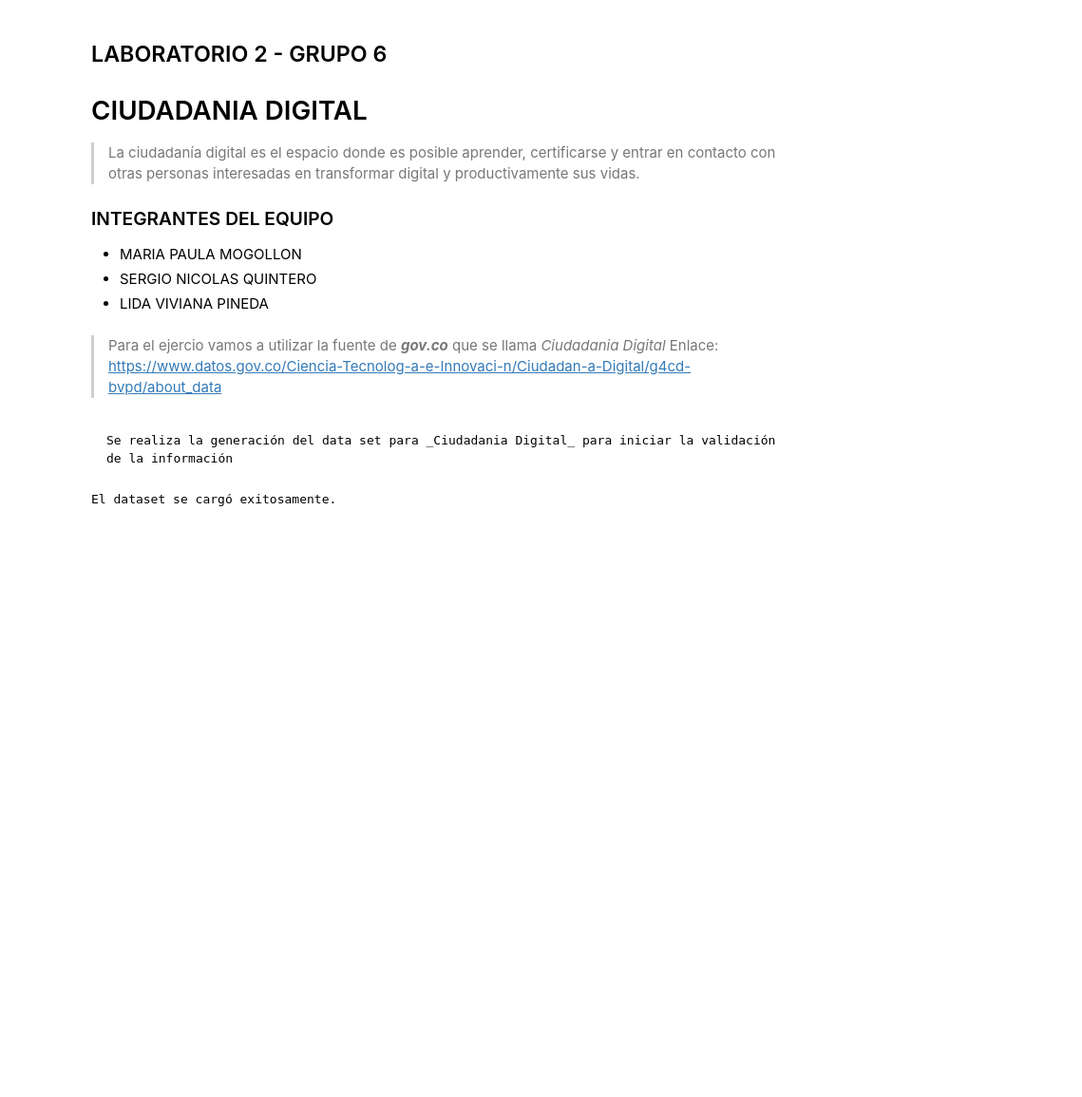
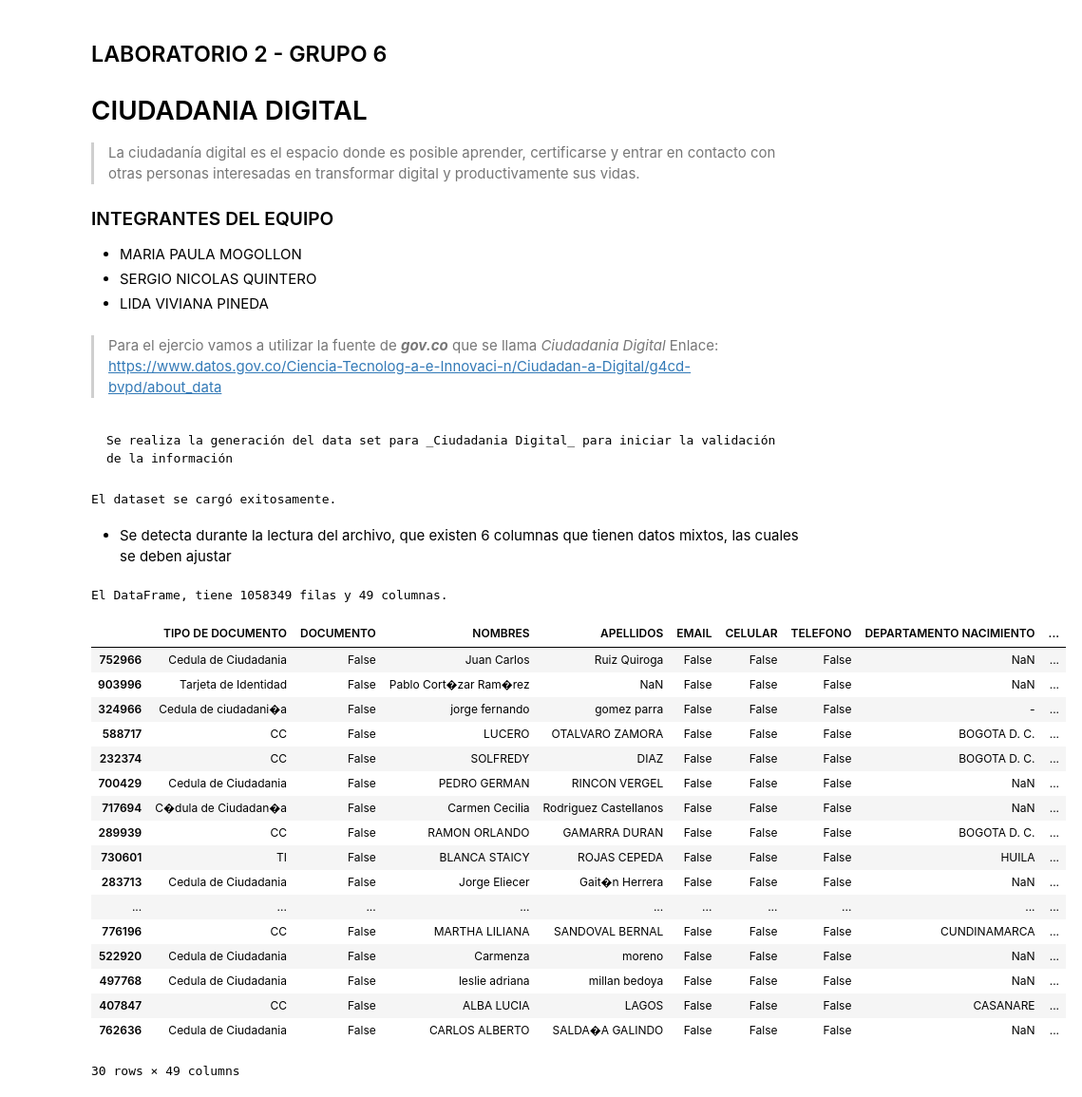
Before and after one commit to Dalivi83/analisisyvisualizaciondata, a Jupyter notebook: laboratorio2.ipynb, the cells around one changed output. Shown at 95% size. Cells and saved outputs as stored; diff of their text form; code cells hidden in the pictures; blank space fills up the shorter version.

```diff
--- a/laboratorio2.ipynb
+++ b/laboratorio2.ipynb
@@ -43,3 +43,39 @@ except Exception as e:
     print(f"Error inesperado: {e}")
 # %% [output]
 El dataset se cargó exitosamente.
+# %% [markdown]
+* Se detecta durante la lectura del archivo, que existen 6 columnas que tienen datos mixtos, las cuales se deben ajustar
+# %%
+#Consulta y creación de data set, para validar cantidad de columnas y datos a trabajar
+# Se crea un DataFrame nuevo, utilizando los datos existentes del dataset
+df_Ciudadania_digital = pd.DataFrame(df_Ciudadania_digital)
+
+# Consulta y validación de la cantidad de filas y columnas del dataframe
+num_rows, num_cols = df_Ciudadania_digital.shape
+
+# Imprimir mensaje y valores de salidas del dataframe
+print(f'El DataFrame, tiene {num_rows} filas y {num_cols} columnas.')
+# %% [output]
+El DataFrame, tiene 1058349 filas y 49 columnas.
+# %%
+#se realiza la revisiòn de 30 registros aleatorios para validar lo de las primeras columnas identificadas
+df_Ciudadania_digital.sample(30)
+# %% [output]
+|  | TIPO DE DOCUMENTO | DOCUMENTO | NOMBRES | APELLIDOS | EMAIL | CELULAR | TELEFONO | DEPARTAMENTO NACIMIENTO | ... |
+| 752966 | Cedula de Ciudadania | False | Juan Carlos | Ruiz Quiroga | False | False | False | NaN | ... |
+| 903996 | Tarjeta de Identidad | False | Pablo Cort�zar Ram�rez | NaN | False | False | False | NaN | ... |
+| 324966 | Cedula de ciudadani�a | False | jorge fernando | gomez parra | False | False | False | - | ... |
+| 588717 | CC | False | LUCERO | OTALVARO ZAMORA | False | False | False | BOGOTA D. C. | ... |
+| 232374 | CC | False | SOLFREDY | DIAZ | False | False | False | BOGOTA D. C. | ... |
+| 700429 | Cedula de Ciudadania | False | PEDRO GERMAN | RINCON VERGEL | False | False | False | NaN | ... |
+| 717694 | C�dula de Ciudadan�a | False | Carmen Cecilia | Rodriguez Castellanos | False | False | False | NaN | ... |
+| 289939 | CC | False | RAMON ORLANDO | GAMARRA DURAN | False | False | False | BOGOTA D. C. | ... |
+| 730601 | TI | False | BLANCA STAICY | ROJAS CEPEDA | False | False | False | HUILA | ... |
+| 283713 | Cedula de Ciudadania | False | Jorge Eliecer | Gait�n Herrera | False | False | False | NaN | ... |
+| ... | ... | ... | ... | ... | ... | ... | ... | ... | ... |
+| 776196 | CC | False | MARTHA LILIANA | SANDOVAL BERNAL | False | False | False | CUNDINAMARCA | ... |
+| 522920 | Cedula de Ciudadania | False | Carmenza | moreno | False | False | False | NaN | ... |
+| 497768 | Cedula de Ciudadania | False | leslie adriana | millan bedoya | False | False | False | NaN | ... |
+| 407847 | CC | False | ALBA LUCIA | LAGOS | False | False | False | CASANARE | ... |
+| 762636 | Cedula de Ciudadania | False | CARLOS ALBERTO | SALDA�A GALINDO | False | False | False | NaN | ... |
+30 rows × 49 columns
```
